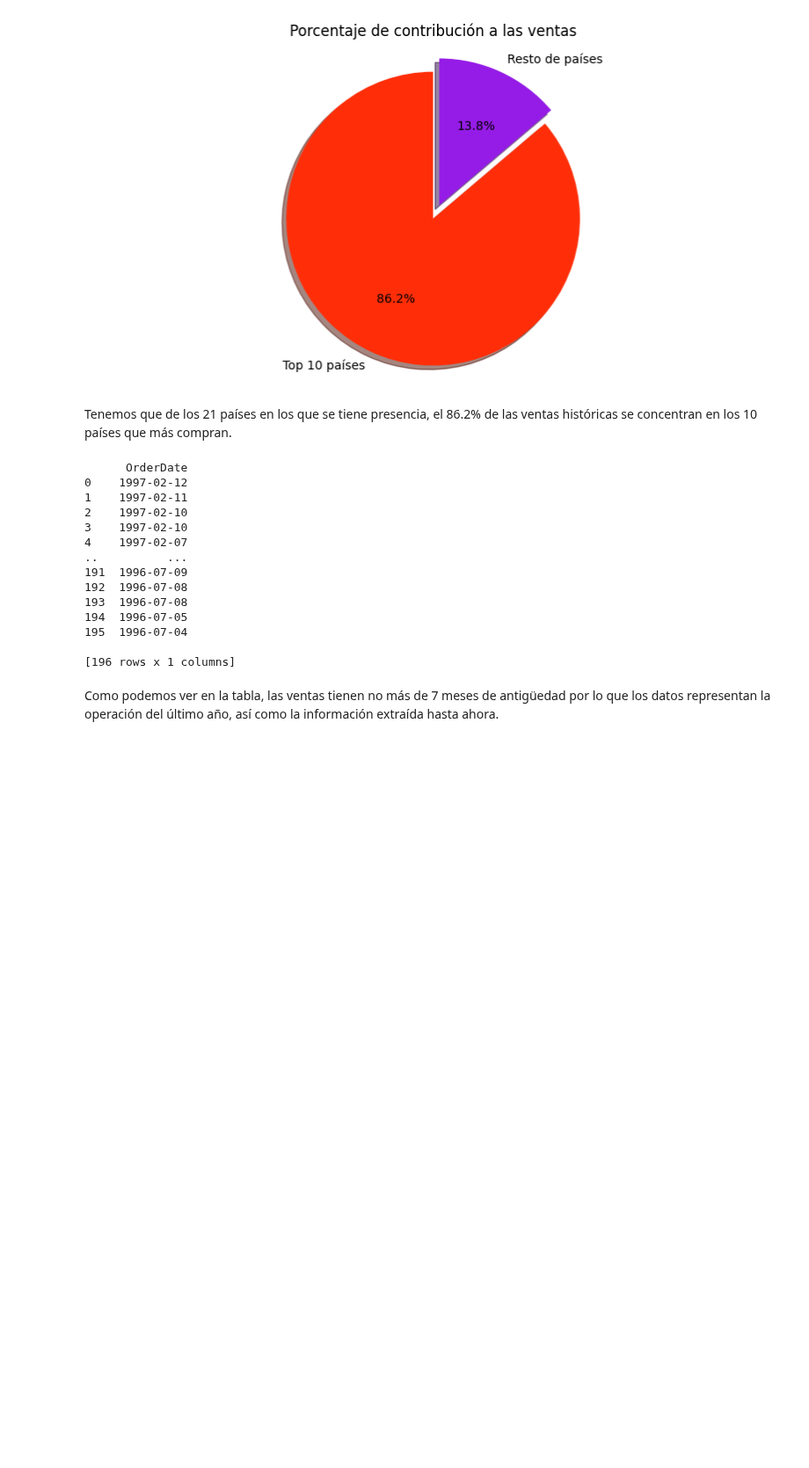
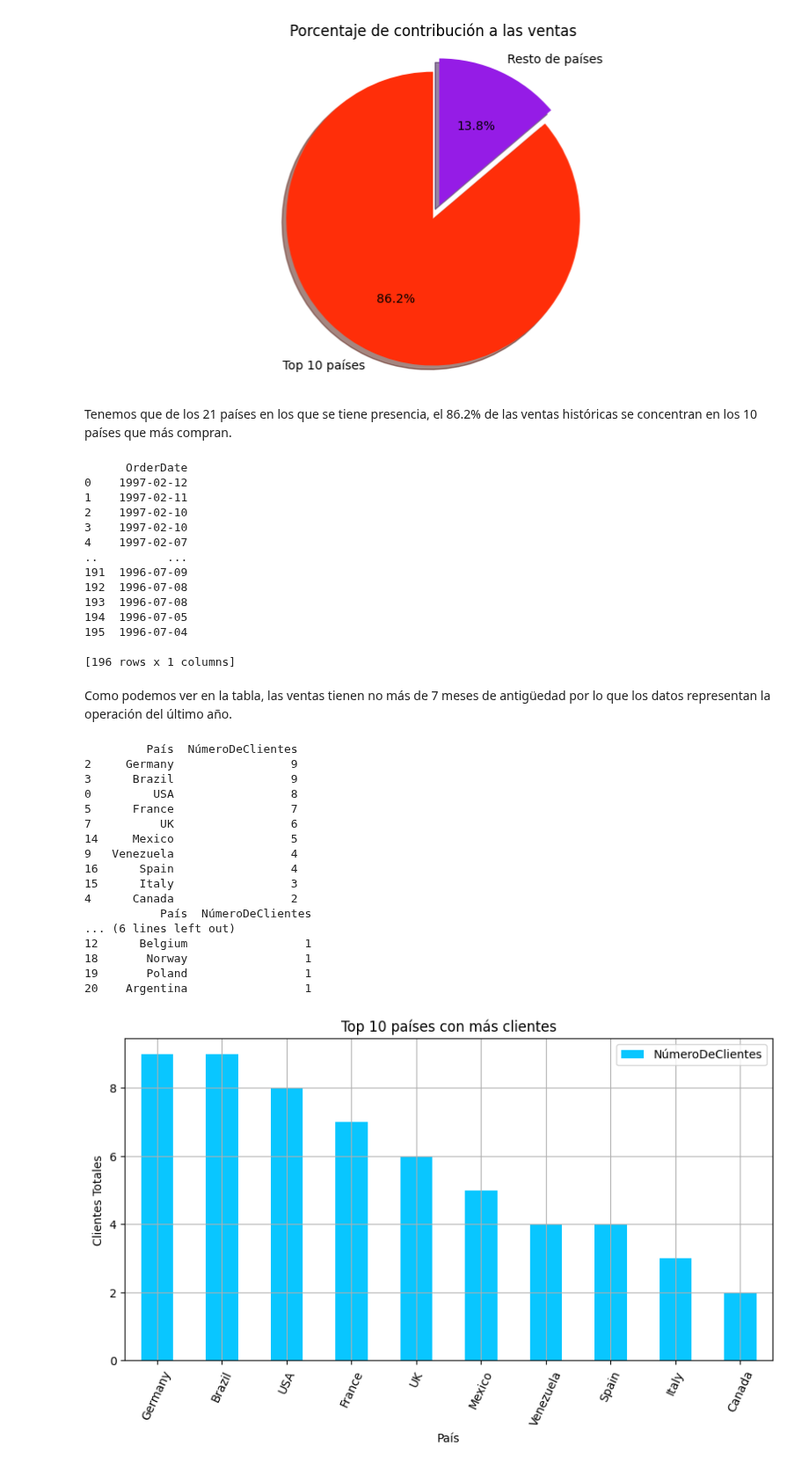
Before and after one commit to arieldatascientist/Northwind_end-to-end-ventas-forecasting-and-segmentation, a Jupyter notebook: notebooks/EDA_Northwind.ipynb, the cells around one changed output. Shown at 88% size. Drawn from its saved outputs; the diff is of its cells as text; code cells hidden in the pictures; blank space fills up the shorter version.

```diff
--- a/notebooks/EDA_Northwind.ipynb
+++ b/notebooks/EDA_Northwind.ipynb
@@ -414,4 +425,47 @@ print(historial_ordenes)
 
 [196 rows x 1 columns]
 # %% [markdown]
-Como podemos ver en la tabla, las ventas tienen no más de 7 meses de antigüedad por lo que los datos representan la operación del último año, así como la información extraída hasta ahora.
+Como podemos ver en la tabla, las ventas tienen no más de 7 meses de antigüedad por lo que los datos representan la operación del último año.
+# %%
+paises_clientes_ord = pais_ventas.sort_values(by="NúmeroDeClientes", ascending= False)
+
+paises_mas_clientes = paises_clientes_ord[["País", "NúmeroDeClientes"]].head(10)
+paises_menos_clientes = paises_clientes_ord[["País", "NúmeroDeClientes"]].tail(10)
+
+print(paises_mas_clientes)
+print(paises_menos_clientes)
+
+paises_mas_clientes.plot(x='País', y='NúmeroDeClientes', figsize=(10, 5), kind='bar', color="#09C6FF")
+plt.title("Top 10 países con más clientes")
+plt.xlabel("País")
+plt.ylabel("Clientes Totales")
+plt.grid()
+plt.xticks(rotation=65)
+plt.show()
+
+paises_menos_clientes.plot(x='País', y='NúmeroDeClientes', figsize=(10, 5), kind='bar', color="#E6102C")
+plt.title("Top 10 países con menos clientes")
+plt.xlabel("País")
+plt.ylabel("Clientes Totales")
+plt.grid()
+plt.xticks(rotation=65)
+plt.show()
+# %% [output]
+         País  NúmeroDeClientes
+2     Germany                 9
+3      Brazil                 9
+0         USA                 8
+5      France                 7
+7          UK                 6
+14     Mexico                 5
+9   Venezuela                 4
+16      Spain                 4
+15      Italy                 3
+4      Canada                 2
+           País  NúmeroDeClientes
+... (6 lines left out)
+12      Belgium                 1
+18       Norway                 1
+19       Poland                 1
+20    Argentina                 1
+[figure, added]
```
Also changed, not shown: parts of 16 cells of this notebook.
